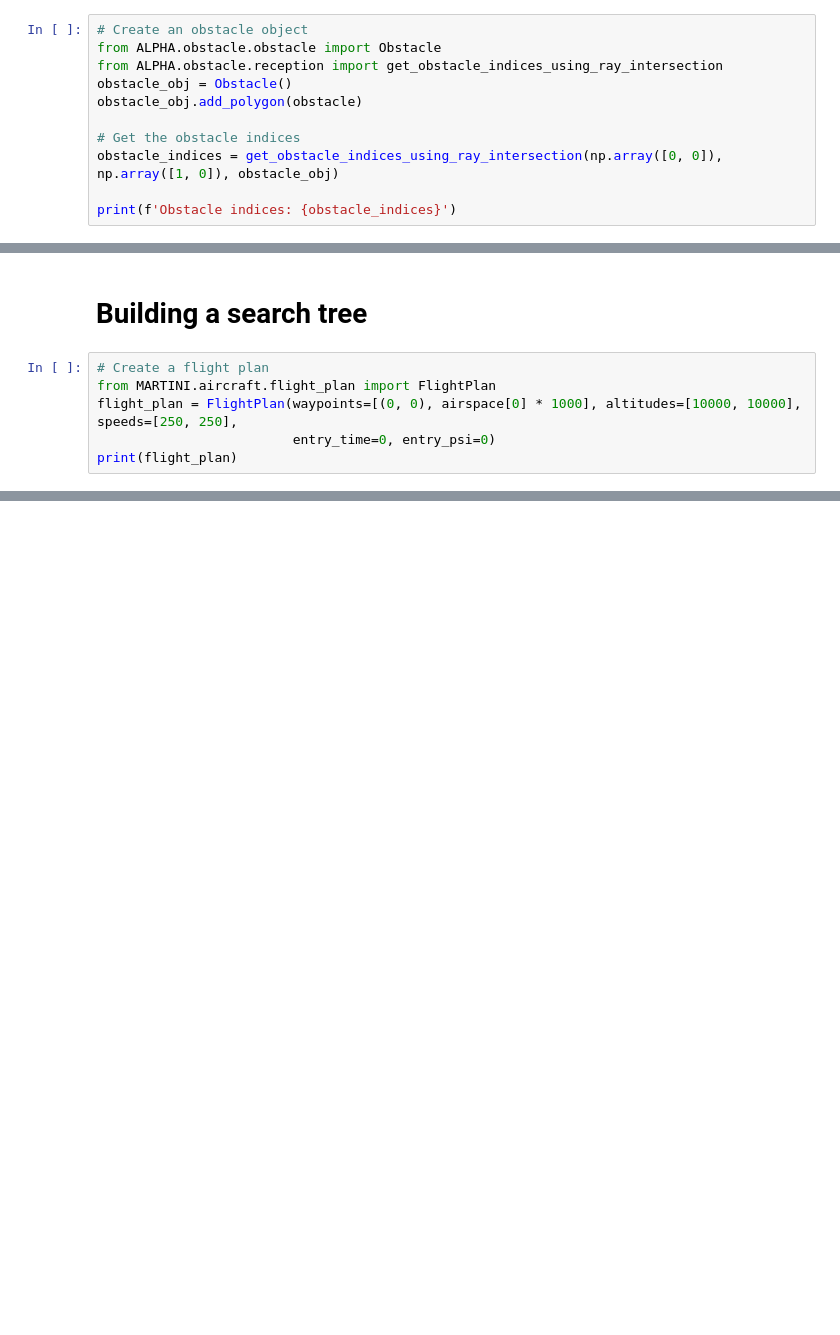
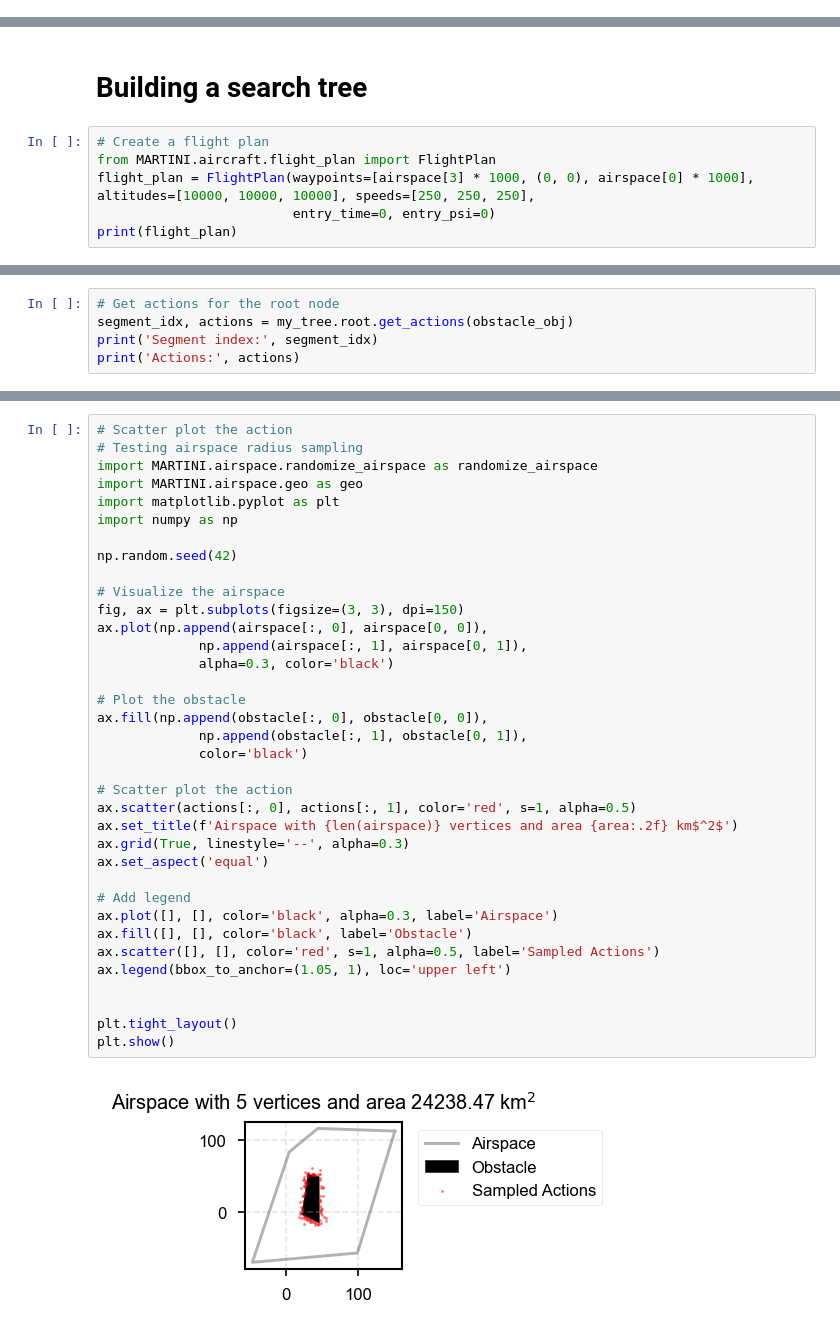
Before and after one commit to thinhhoang95/alpha-azimuth, a Jupyter notebook: MARTINI/scenario/obstacle_avoidance.ipynb, the cells around one changed output, grey strips where cells are left out. Cells and saved outputs as stored; diff of their text form; blank space fills up the shorter version.

Commit message:
Tree search implementation

```diff
--- a/MARTINI/scenario/obstacle_avoidance.ipynb
+++ b/MARTINI/scenario/obstacle_avoidance.ipynb
@@ -65,14 +65,3 @@ plt.tight_layout()
 plt.show()
 # %% [output]
 [figure]
-# %%
-# Create an obstacle object
-from ALPHA.obstacle.obstacle import Obstacle
-from ALPHA.obstacle.reception import get_obstacle_indices_using_ray_intersection
-obstacle_obj = Obstacle()
-obstacle_obj.add_polygon(obstacle)
-
-# Get the obstacle indices
-obstacle_indices = get_obstacle_indices_using_ray_intersection(np.array([0, 0]), np.array([1, 0]), obstacle_obj)
-
-print(f'Obstacle indices: {obstacle_indices}')
@@ -138,7 +70,7 @@ plt.show()
 # %%
 # Create a flight plan
 from MARTINI.aircraft.flight_plan import FlightPlan
-flight_plan = FlightPlan(waypoints=[(0, 0), airspace[0] * 1000], altitudes=[10000, 10000], speeds=[250, 250],
+flight_plan = FlightPlan(waypoints=[airspace[3] * 1000, (0, 0), airspace[0] * 1000], altitudes=[10000, 10000, 10000], speeds=[250, 250, 250],
                          entry_time=0, entry_psi=0)
 print(flight_plan)
 # %% [output]
@@ -163,0 +97,5 @@ Inherent cost of root: inf
+# %%
+# Get actions for the root node
+segment_idx, actions = my_tree.root.get_actions(obstacle_obj)
+print('Segment index:', segment_idx)
+print('Actions:', actions)
@@ -163,0 +120,38 @@ Inherent cost of root: inf
+# %%
+# Scatter plot the action
+# Testing airspace radius sampling
+import MARTINI.airspace.randomize_airspace as randomize_airspace
+import MARTINI.airspace.geo as geo
+import matplotlib.pyplot as plt
+import numpy as np
+
+np.random.seed(42)
+
+# Visualize the airspace
+fig, ax = plt.subplots(figsize=(3, 3), dpi=150)
+ax.plot(np.append(airspace[:, 0], airspace[0, 0]),
+             np.append(airspace[:, 1], airspace[0, 1]),
+             alpha=0.3, color='black')
+
+# Plot the obstacle
+ax.fill(np.append(obstacle[:, 0], obstacle[0, 0]),
+             np.append(obstacle[:, 1], obstacle[0, 1]),
+             color='black')
+
+# Scatter plot the action
+ax.scatter(actions[:, 0], actions[:, 1], color='red', s=1, alpha=0.5)
+ax.set_title(f'Airspace with {len(airspace)} vertices and area {area:.2f} km$^2$')
+ax.grid(True, linestyle='--', alpha=0.3)
+ax.set_aspect('equal')
+
+# Add legend
+ax.plot([], [], color='black', alpha=0.3, label='Airspace')
+ax.fill([], [], color='black', label='Obstacle')
+ax.scatter([], [], color='red', s=1, alpha=0.5, label='Sampled Actions')
+ax.legend(bbox_to_anchor=(1.05, 1), loc='upper left')
+
+
+plt.tight_layout()
+plt.show()
+# %% [output]
+[figure, added]
```
Also changed, not shown: parts of 12 cells of this notebook, 6 other files.
